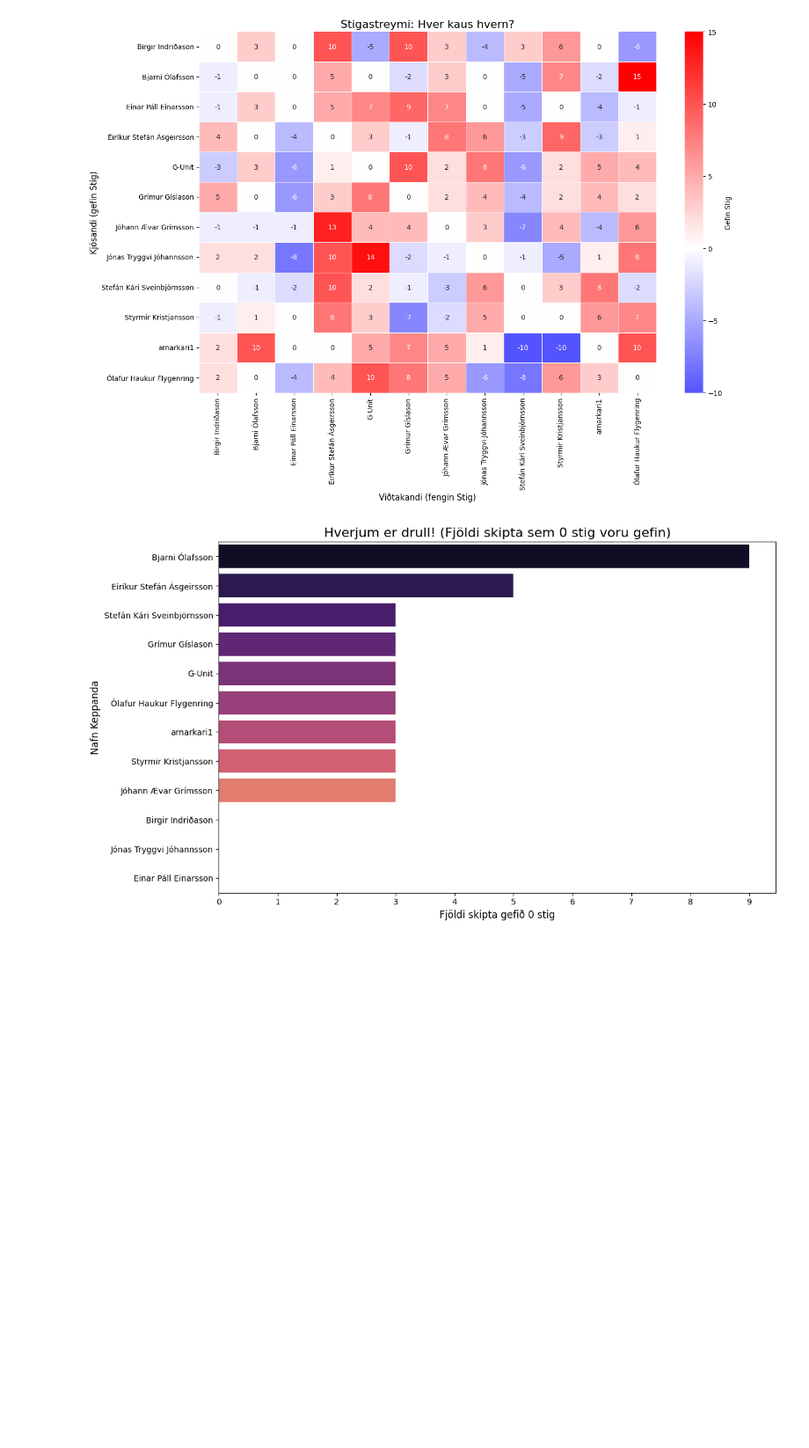
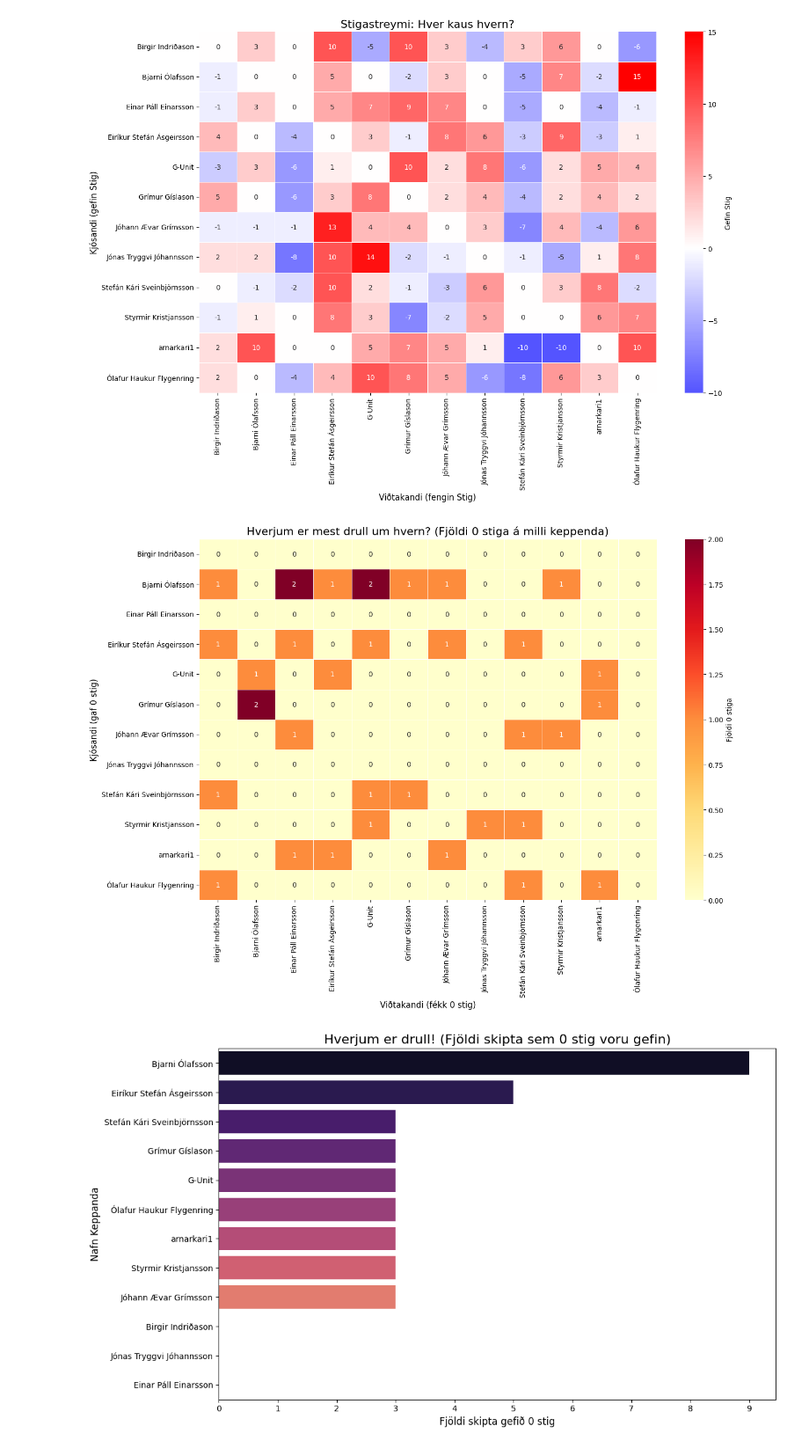
Before and after one commit to olifly/Lagadeildin, a Jupyter notebook: DataVis.ipynb, the cells around one changed output. Shown at 88% size. Saved outputs shown, nothing was run; the diff lists cells and outputs as text; code cells hidden in the pictures; blank space fills up the shorter version.

```diff
--- a/DataVis.ipynb
+++ b/DataVis.ipynb
@@ -218,6 +218,43 @@ plt.tight_layout()
 plt.show()
 # %% [output]
 [figure]
+# %%
+# @title
+# 1. Sía gögn þar sem stig eru 0
+zero_flow = merged_data[merged_data['Points Assigned'] == 0].copy()
+zero_flow['Kjósandi'] = zero_flow['Voter ID'].map(competitors_map)
+zero_flow['Viðtakandi'] = zero_flow['Name']
+
+# 2. Búa til töflu sem telur skiptin
+indifference_matrix = zero_flow.pivot_table(
+    index='Kjósandi',
+    columns='Viðtakandi',
+    values='Points Assigned',
+    aggfunc='size'
+).fillna(0)
+
+# Tryggja að allir keppendur séu með, líka þeir sem aldrei gáfu/fengu 0
+all_competitors = sorted(list(competitors_map.values()))
+indifference_matrix = indifference_matrix.reindex(index=all_competitors, columns=all_competitors, fill_value=0)
+
+# 3. Teikna hitakort
+plt.figure(figsize=(14, 10))
+sns.heatmap(
+    indifference_matrix,
+    annot=True,
+    fmt='.0f',
+    cmap='YlOrRd',
+    linewidths=.5,
+    cbar_kws={'label': 'Fjöldi 0 stiga'}
+)
+
+plt.title('Hverjum er mest drull um hvern? (Fjöldi 0 stiga á milli keppenda)', fontsize=16)
+plt.xlabel('Viðtakandi (fékk 0 stig)', fontsize=12)
+plt.ylabel('Kjósandi (gaf 0 stig)', fontsize=12)
+plt.tight_layout()
+plt.show()
+# %% [output]
+[figure, added]
 # %%
 # @title
 # 1. Sía gögn þar sem stig eru 0 og telja fyrir hvern kjósanda
```
